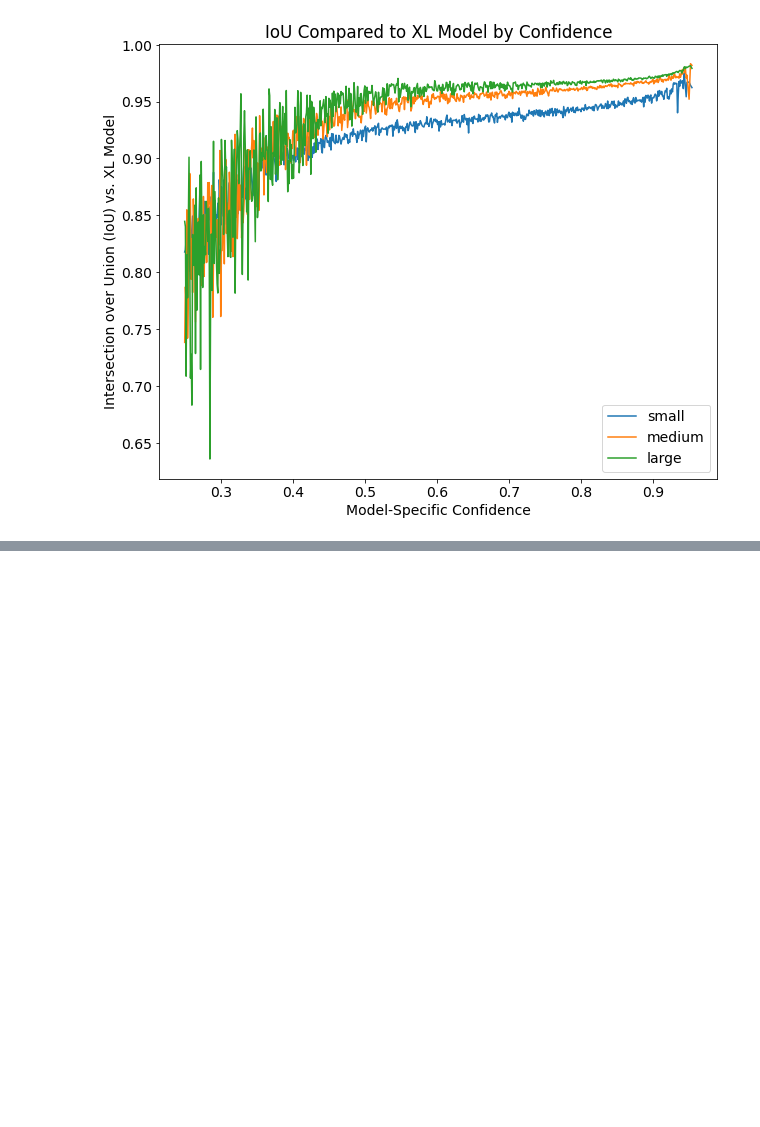
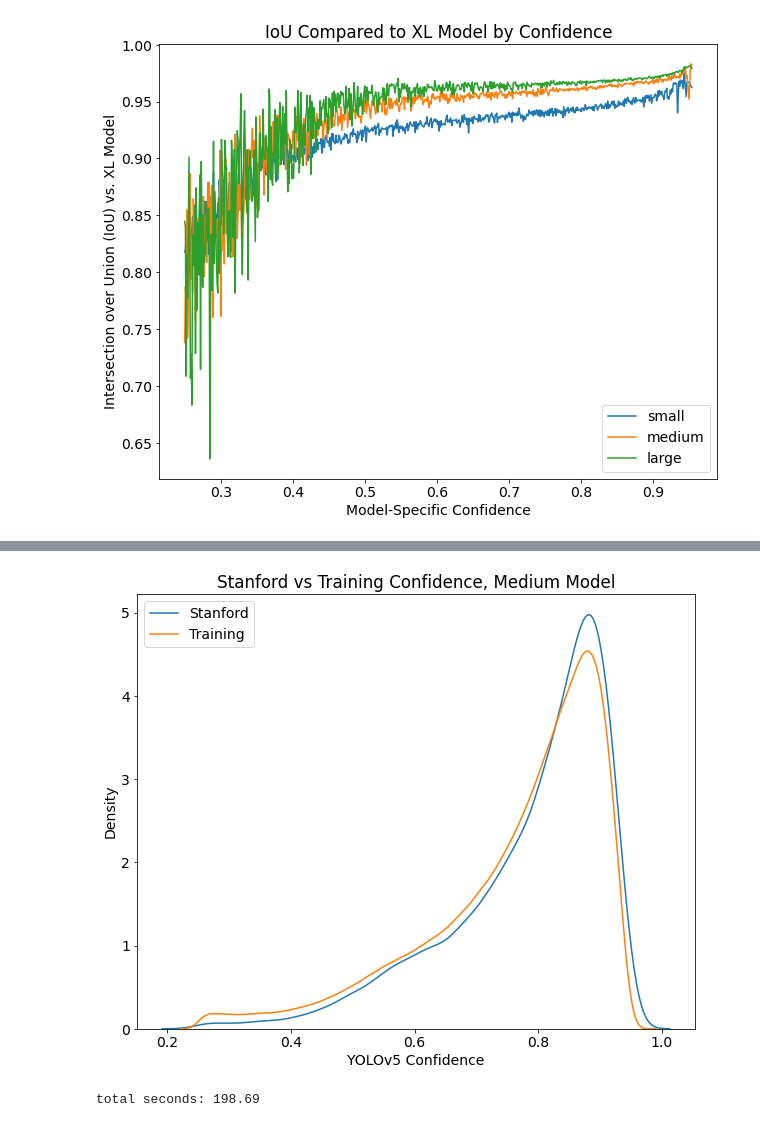
Before and after one commit to kingjosephm/vehicle_make_model_classifier, a Jupyter notebook: create_training_images/compare_yolo_models.ipynb, the cells around one changed output, grey strips where cells are left out. Drawn from its saved outputs; the diff is of its cells as text; code cells hidden in the pictures; blank space fills up the shorter version.

```diff
--- a/create_training_images/compare_yolo_models.ipynb
+++ b/create_training_images/compare_yolo_models.ipynb
@@ -263,0 +356,2 @@ plt.show()
+# %%
+df = pd.read_csv('/Users/josephking/Documents/sponsored_projects/MERGEN/scripts/output/2021-12-03-17h42/logs/predictions.csv')
@@ -263,0 +379,11 @@ plt.show()
+# %%
+fig = figure(figsize=(10, 8))
+fig.set_facecolor('white')
+sns.kdeplot(df['conf'], label='Stanford')
+sns.kdeplot(med['conf'], label='Training')
+plt.xlabel('YOLOv5 Confidence')
+plt.title('Stanford vs Training Confidence, Medium Model')
+plt.legend()
+plt.show()
+# %% [output]
+[figure, added]
@@ -263,0 +415,17 @@ plt.show()
+# %%
+start = time()
+lst = []
+
+topval = 95
+step = 1
+
+for x in range(25, topval+step, step):
+    try:
+        argmax0, argmax4 = argmax_values(df, x/100)
+        lst.append([x/100, argmax0, argmax4])
+    except IndexError:
+        continue
+
+print(f"total seconds: {round(time() - start, 2)}")
+# %% [output]
+total seconds: 198.69
```
Also changed, not shown: parts of 17 cells of this notebook.
